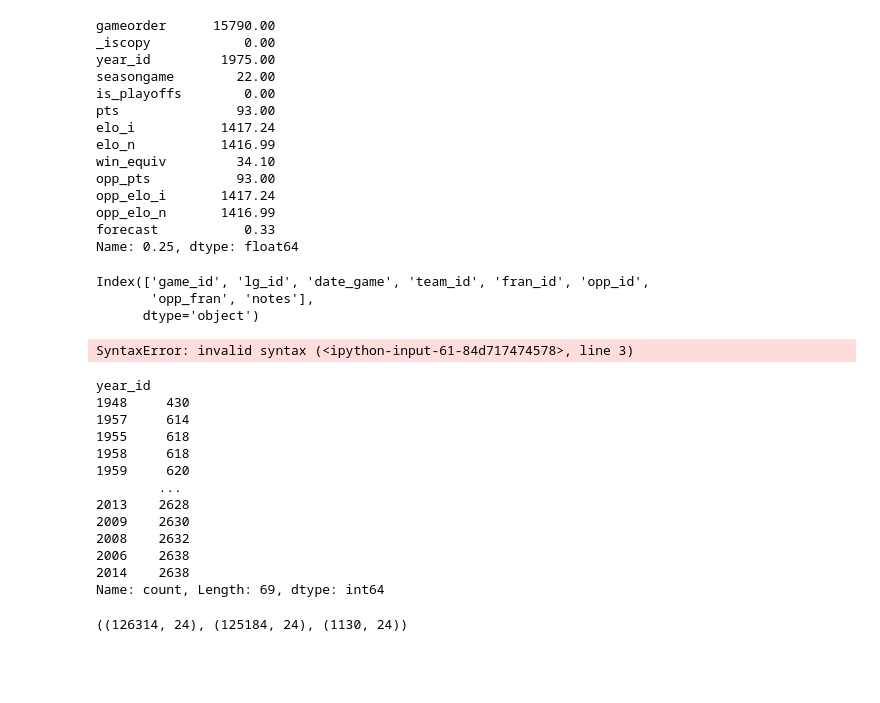
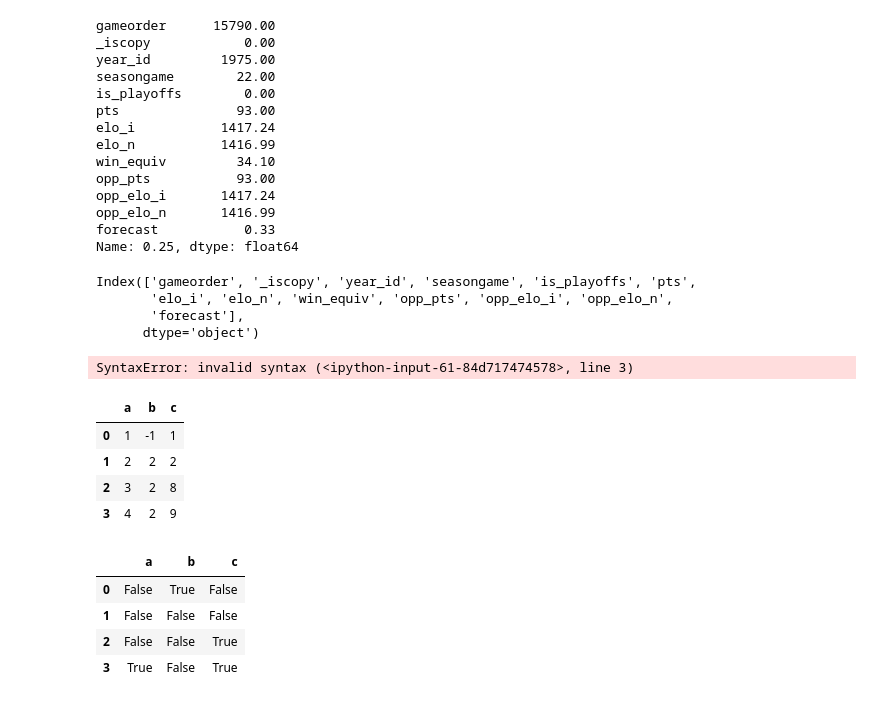
Before and after one commit to getpeped/WorkBook, a Jupyter notebook: nba_team_players.ipynb, the cells around one changed output. Saved outputs shown, nothing was run; the diff lists cells and outputs as text; code cells hidden in the pictures; blank space fills up the shorter version.

```diff
--- a/nba_team_players.ipynb
+++ b/nba_team_players.ipynb
@@ -341,12 +341,13 @@ opp_elo_n       1416.99
 forecast           0.33
 Name: 0.25, dtype: float64
 # %%
-df.select_dtypes('number').columns
 df.select_dtypes('category').columns
 df.select_dtypes('object').columns
+df.select_dtypes('number').columns
 # %% [output]
-Index(['game_id', 'lg_id', 'date_game', 'team_id', 'fran_id', 'opp_id',
-       'opp_fran', 'notes'],
+Index(['gameorder', '_iscopy', 'year_id', 'seasongame', 'is_playoffs', 'pts',
+       'elo_i', 'elo_n', 'win_equiv', 'opp_pts', 'opp_elo_i', 'opp_elo_n',
+       'forecast'],
       dtype='object')
 # %%
 df[
@@ -354,24 +355,25 @@ df[
 ]
 # %% [output]
 SyntaxError: invalid syntax (<ipython-input-61-84d717474578>, line 3)
-# %%
-df['year_id'].agg(['min', 'max'])
-df['year_id'].value_counts().sort_values(ascending=True)
-# %% [output]
-year_id
-1948     430
-1957     614
-1955     618
-1958     618
-1959     620
-        ...
-2013    2628
-2009    2630
-2008    2632
-2006    2638
-2014    2638
-Name: count, Length: 69, dtype: int64
-# %%
-df.shape, df[df['year_id'] > 1948].shape, df[~(df['year_id'] > 1948)].shape
-# %% [output]
-((126314, 24), (125184, 24), (1130, 24))
+# %%
+dd = pd.DataFrame(
+    {'a': [1,2,3,4], 'b': [-1, 2,2,2], 'c': [1,2,8,9]}
+)
+dd
+# %% [output]
+|  | a | b | c |
+| 0 | 1 | -1 | 1 |
+| 1 | 2 | 2 | 2 |
+| 2 | 3 | 2 | 8 |
+| 3 | 4 | 2 | 9 |
+# %%
+dd[
+    (dd < 1) | (dd > 3)
+]
+(dd < 1) | (dd > 3)
+# %% [output]
+|  | a | b | c |
+| 0 | False | True | False |
+| 1 | False | False | False |
+| 2 | False | False | True |
+| 3 | True | False | True |
```
